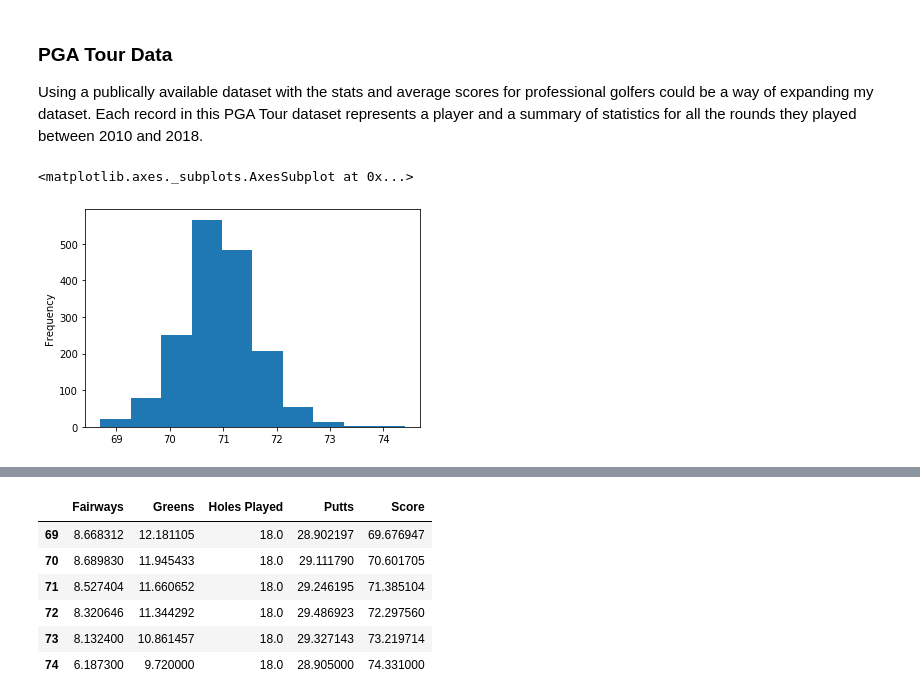
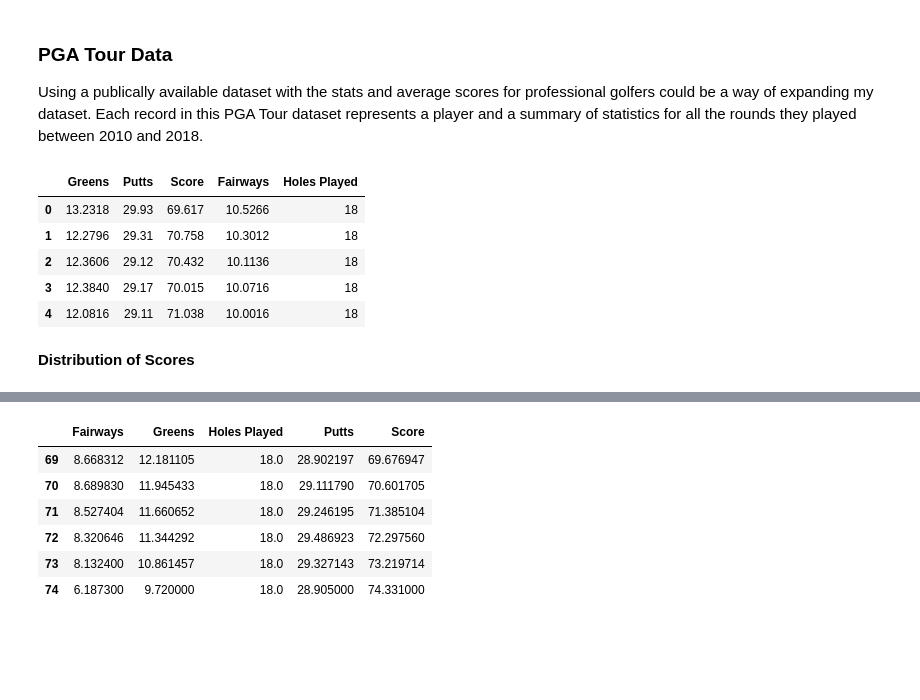
Before and after one commit to mvrahas/predict-golf-score, a Jupyter notebook: Golf-Game-Improvement-Model.ipynb, the cells around one changed output, grey strips where cells are left out. Drawn from its saved outputs; the diff is of its cells as text; code cells hidden in the pictures; blank space fills up the shorter version.

```diff
--- a/Golf-Game-Improvement-Model.ipynb
+++ b/Golf-Game-Improvement-Model.ipynb
@@ -154,20 +139,28 @@ data = pd.read_csv('./data/pgaTourData.csv')
 # %%
+# Import PGA Tour Data
+data = pd.read_csv('./data/pgaTourData.csv')
+
 # Remove NA records.
 cleaned_data = data[data['gir'].notna()]
 
 # Remove unecessary features
 cleaned_data = cleaned_data[['gir','Average Putts','Average Score','Fairway Percentage']]
 
 # Convert average percentages per round into averages totals per round
 cleaned_data['gir'] = (cleaned_data['gir']/100)*18
 cleaned_data['Fairway Percentage'] = (cleaned_data['Fairway Percentage']/100)*14
 cleaned_data['Holes Played'] = 18
 
 # Rename columns
 cleaned_data.columns = ['Greens','Putts','Score','Fairways','Holes Played']
+
+cleaned_data.head()
+# %% [output]
+|  | Greens | Putts | Score | Fairways | Holes Played |
+| 0 | 13.2318 | 29.93 | 69.617 | 10.5266 | 18 |
+| 1 | 12.2796 | 29.31 | 70.758 | 10.3012 | 18 |
+| 2 | 12.3606 | 29.12 | 70.432 | 10.1136 | 18 |
+| 3 | 12.3840 | 29.17 | 70.015 | 10.0716 | 18 |
+| 4 | 12.0816 | 29.11 | 71.038 | 10.0016 | 18 |
-# %%
-# Distrubution of the average scores for all 2312 players in the dataset
-cleaned_data['Score'].plot(kind='hist')
-# %% [output]
-<matplotlib.axes._subplots.AxesSubplot at 0x...>
-[figure, removed]
+# %% [markdown]
+**Distribution of Scores**
```
Also changed, not shown: parts of 44 cells of this notebook.
